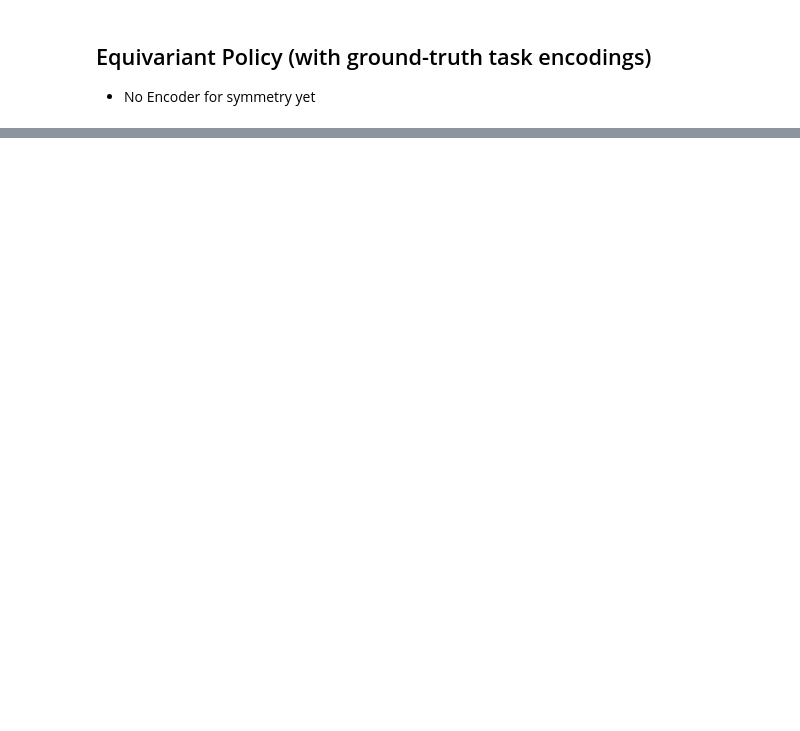
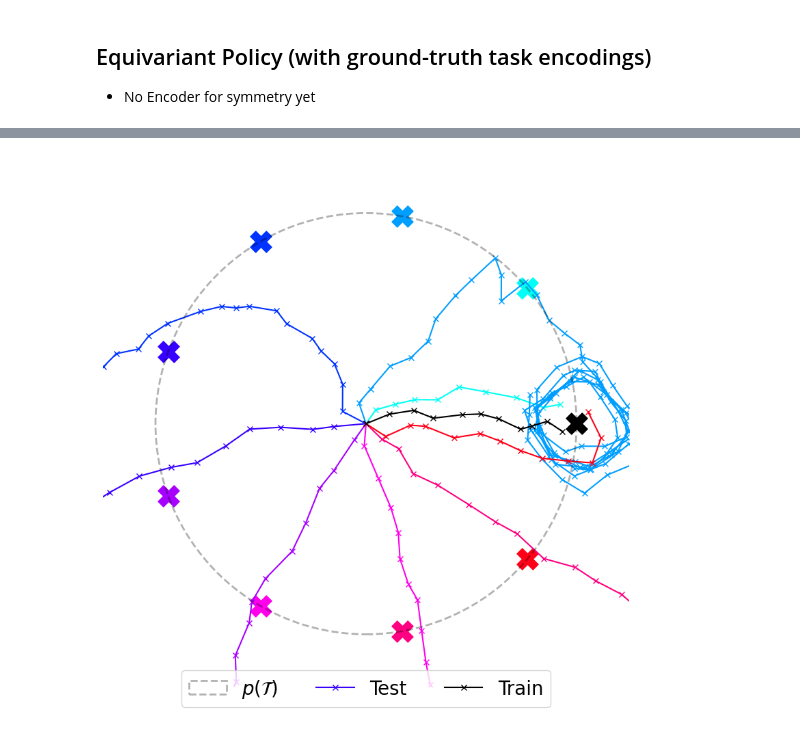
Before and after one commit to PaulNitschke/geo_meta_rl, a Jupyter notebook: task_inference.ipynb, the cells around one changed output, grey strips where cells are left out. Drawn from its saved outputs; the diff is of its cells as text; code cells hidden in the pictures; blank space fills up the shorter version.

```diff
--- a/task_inference.ipynb
+++ b/task_inference.ipynb
@@ -413,0 +476,14 @@ for task_idx, start_position in enumerate(start_positions_all):
+# %%
+decoded_sym_trajs_all_tasks_train = [DECODER(encoded_traj[:,:2]) for encoded_traj in trajs_all_tasks_train_sym]
+decoded_sym_trajs_all_tasks_test = [DECODER(encoded_traj[:,:2]) for encoded_traj in trajs_all_tasks_test_sym]
+
+plot_rollouts_on_circle(train_trajectories=decoded_sym_trajs_all_tasks_train,
+                        test_trajectories=decoded_sym_trajs_all_tasks_test,
+                        train_goal_locations=goal_positions_train,
+                        test_goal_locations=goal_positions_test,
+                        legend=True,
+                        # savepath=None
+                        # savepath="circle_nav_sym_meta_rl"
+                        )
+# %% [output]
+[figure, added]
```
Also changed, not shown: parts of 13 cells of this notebook, 2 other files.
